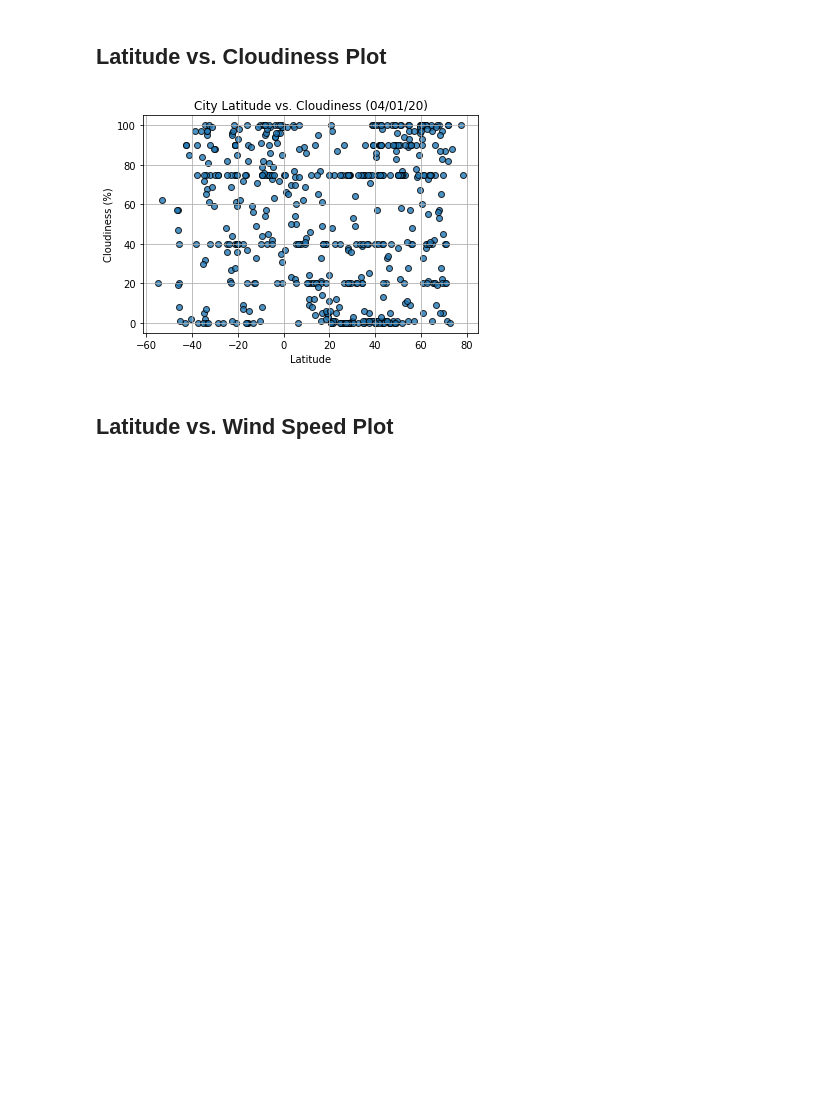
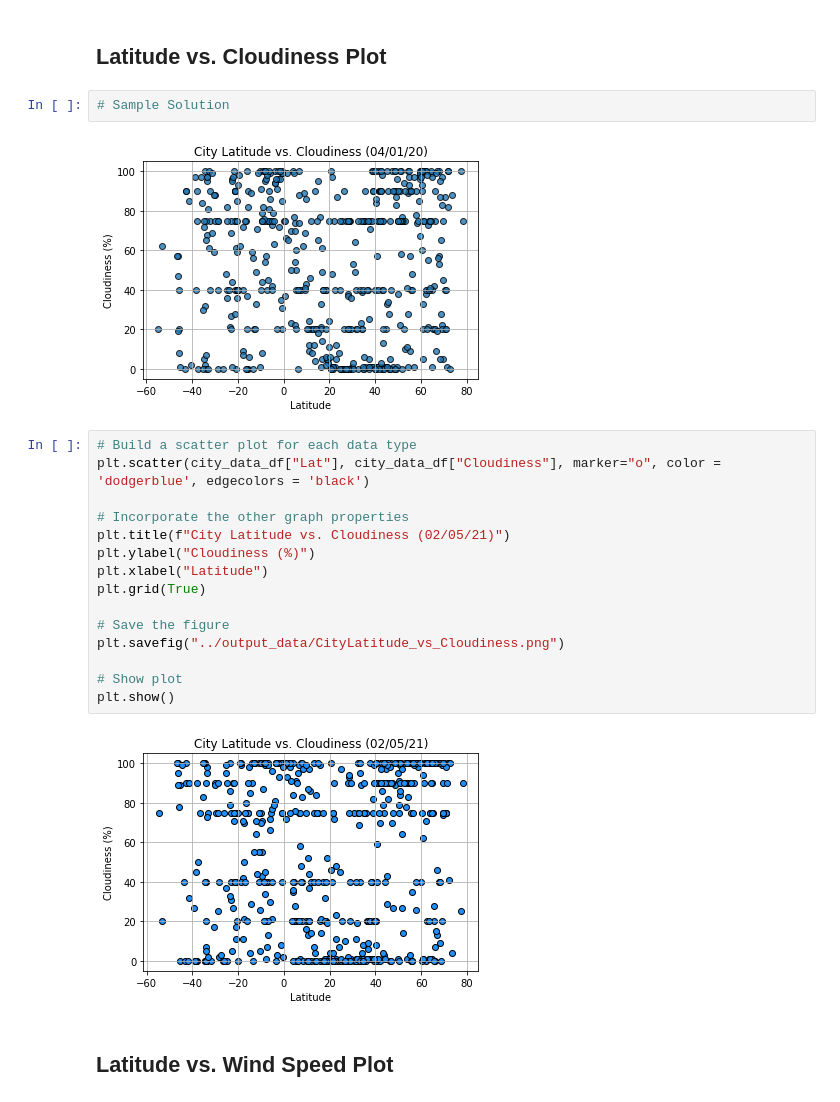
Before and after one commit to bminhas01/python-api-challenge, a Jupyter notebook: WeatherPy/WeatherPy.ipynb, the cells around one changed output. Saved outputs shown, nothing was run; the diff lists cells and outputs as text; blank space fills up the shorter version.

```diff
--- a/WeatherPy/WeatherPy.ipynb
+++ b/WeatherPy/WeatherPy.ipynb
@@ -214,8 +289,26 @@ Int64Index([], dtype='int64')
 # %% [markdown]
 ## Latitude vs. Cloudiness Plot
 # %%
+# Sample Solution
 # %% [output]
 [figure]
+# %%
+# Build a scatter plot for each data type
+plt.scatter(city_data_df["Lat"], city_data_df["Cloudiness"], marker="o", color = 'dodgerblue', edgecolors = 'black')
+
+# Incorporate the other graph properties
+plt.title(f"City Latitude vs. Cloudiness (02/05/21)")
+plt.ylabel("Cloudiness (%)")
+plt.xlabel("Latitude")
+plt.grid(True)
+
+# Save the figure
+plt.savefig("../output_data/CityLatitude_vs_Cloudiness.png")
+
+# Show plot
+plt.show()
+# %% [output]
+[figure, added]
 # %% [markdown]
 ## Latitude vs. Wind Speed Plot
 # %%
```
Also changed, not shown: parts of 30 cells of this notebook, 7 other files.
